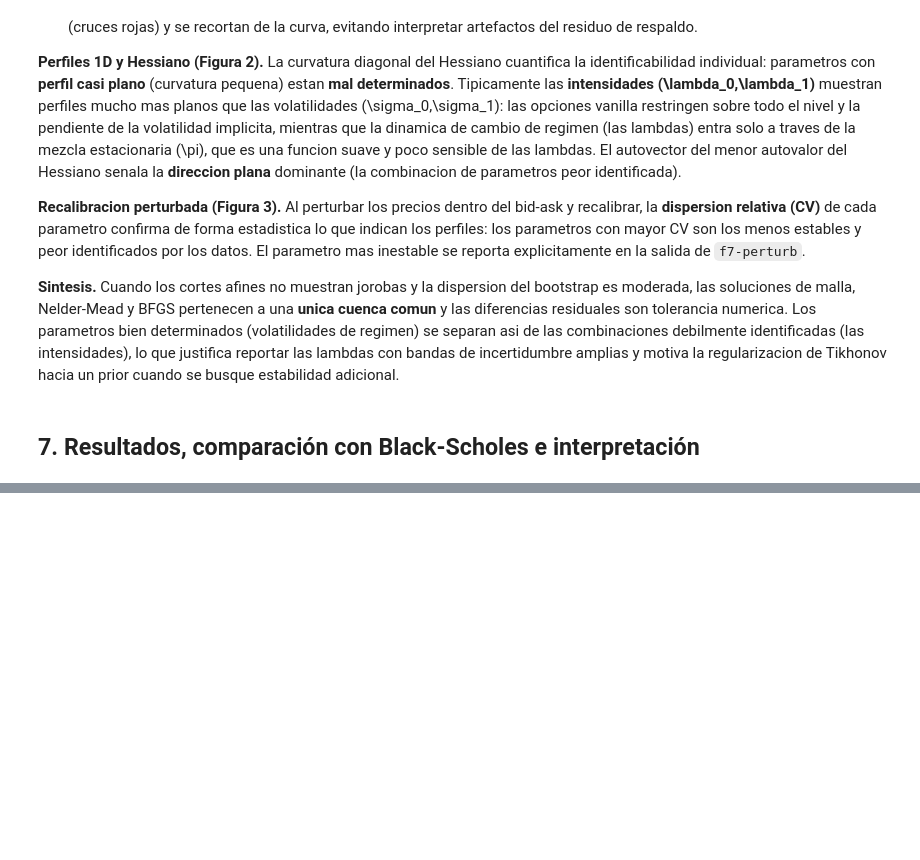
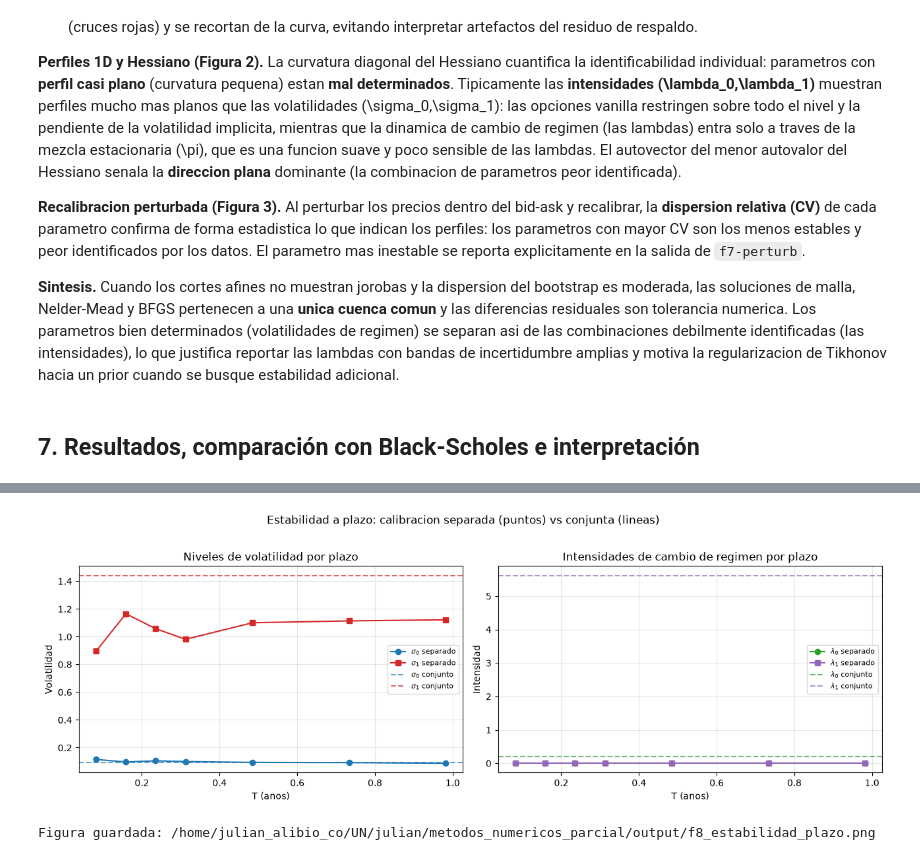
Before and after one commit to julianarchila/metodos_numericos_parcial, a Jupyter notebook: parcial_calibracion_markov.ipynb, the cells around one changed output, grey strips where cells are left out. Saved outputs shown, nothing was run; the diff lists cells and outputs as text; code cells hidden in the pictures; blank space fills up the shorter version.

```diff
--- a/parcial_calibracion_markov.ipynb
+++ b/parcial_calibracion_markov.ipynb
@@ -2856,0 +3149,31 @@ Tikhonov hacia un prior cuando se busque estabilidad adicional.
+# %%
+# === Figura 3: estabilidad de los parametros a traves del plazo ===
+fig, axes = plt.subplots(1, 2, figsize=(13, 4.4))
+T_arr = plazo_df["T"].to_numpy()
+
+axes[0].plot(T_arr, plazo_df["sigma0"], "o-", label=r"$\sigma_0$ separado", color="tab:blue")
+axes[0].plot(T_arr, plazo_df["sigma1"], "s-", label=r"$\sigma_1$ separado", color="tab:red")
+axes[0].axhline(s0_F, ls="--", color="tab:blue", alpha=0.7, label=r"$\sigma_0$ conjunto")
+axes[0].axhline(s1_F, ls="--", color="tab:red", alpha=0.7, label=r"$\sigma_1$ conjunto")
+axes[0].set_xlabel("T (anos)"); axes[0].set_ylabel("Volatilidad")
+axes[0].set_title("Niveles de volatilidad por plazo"); axes[0].grid(alpha=0.3)
+axes[0].legend(fontsize=8)
+
+axes[1].plot(T_arr, plazo_df["lam0"], "o-", label=r"$\lambda_0$ separado", color="tab:green")
+axes[1].plot(T_arr, plazo_df["lam1"], "s-", label=r"$\lambda_1$ separado", color="tab:purple")
+axes[1].axhline(l0_F, ls="--", color="tab:green", alpha=0.7, label=r"$\lambda_0$ conjunto")
+axes[1].axhline(l1_F, ls="--", color="tab:purple", alpha=0.7, label=r"$\lambda_1$ conjunto")
+axes[1].set_xlabel("T (anos)"); axes[1].set_ylabel("Intensidad")
+axes[1].set_title("Intensidades de cambio de regimen por plazo"); axes[1].grid(alpha=0.3)
+axes[1].legend(fontsize=8)
+
+fig.suptitle("Estabilidad a plazo: calibracion separada (puntos) vs conjunta (lineas)",
+             y=1.02, fontsize=12)
+fig.tight_layout()
+FIG_PLAZO = OUTPUT / "f8_estabilidad_plazo.png"
+fig.savefig(FIG_PLAZO, dpi=130, bbox_inches="tight")
+plt.show()
+print(f"Figura guardada: {FIG_PLAZO}")
+# %% [output]
+[figure, added]
+Figura guardada: /home/julian_alibio_co/UN/julian/metodos_numericos_parcial/output/f8_estabilidad_plazo.png
```
Also changed, not shown: parts of 16 cells of this notebook.
